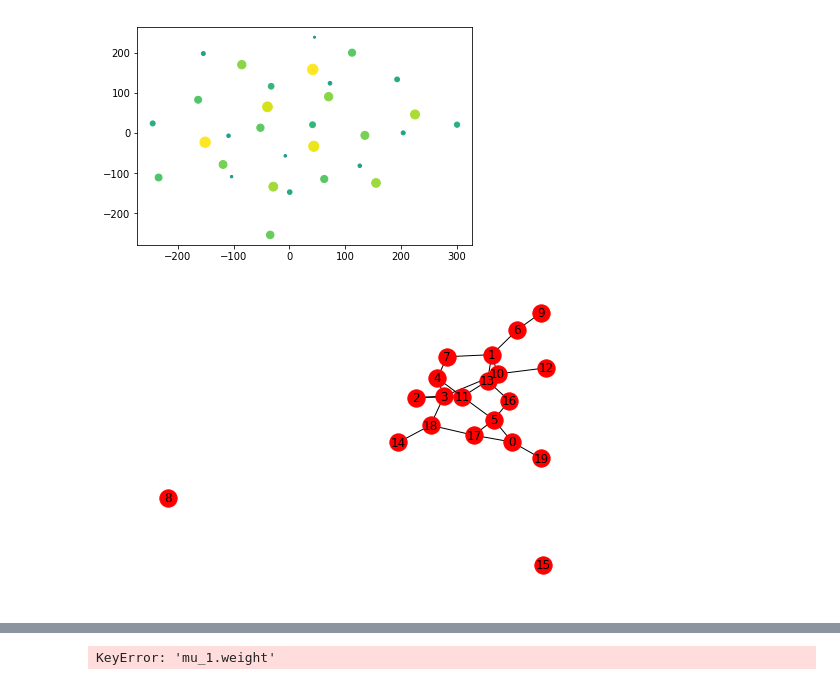
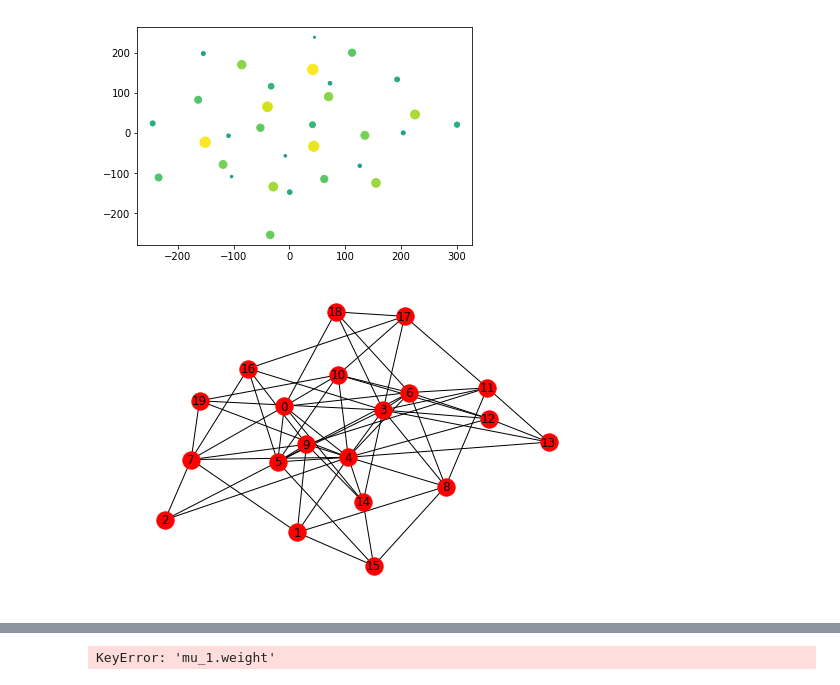
Before and after one commit to louisv123/COLGE, a Jupyter notebook: test.ipynb, the cells around one changed output, grey strips where cells are left out. Cells and saved outputs as stored; diff of their text form; code cells hidden in the pictures.

```diff
--- a/test.ipynb
+++ b/test.ipynb
@@ -1224,7 +1226,7 @@ plt.scatter(result[:, 0], result[:, 1],s=0.5*result[:,2],c=result[:,2])
 [figure]
 # %%
 seed=12
-g = nx.erdos_renyi_graph(n=20, p=0.12, seed=seed)
+g = nx.barabasi_albert_graph(n=20, m=4, seed=seed)
 nx.draw(g,with_labels=True)
 # %% [output]
-[figure, old version]
+[figure, new version]
```
Also changed, not shown: parts of 13 cells of this notebook, 6 other files.
